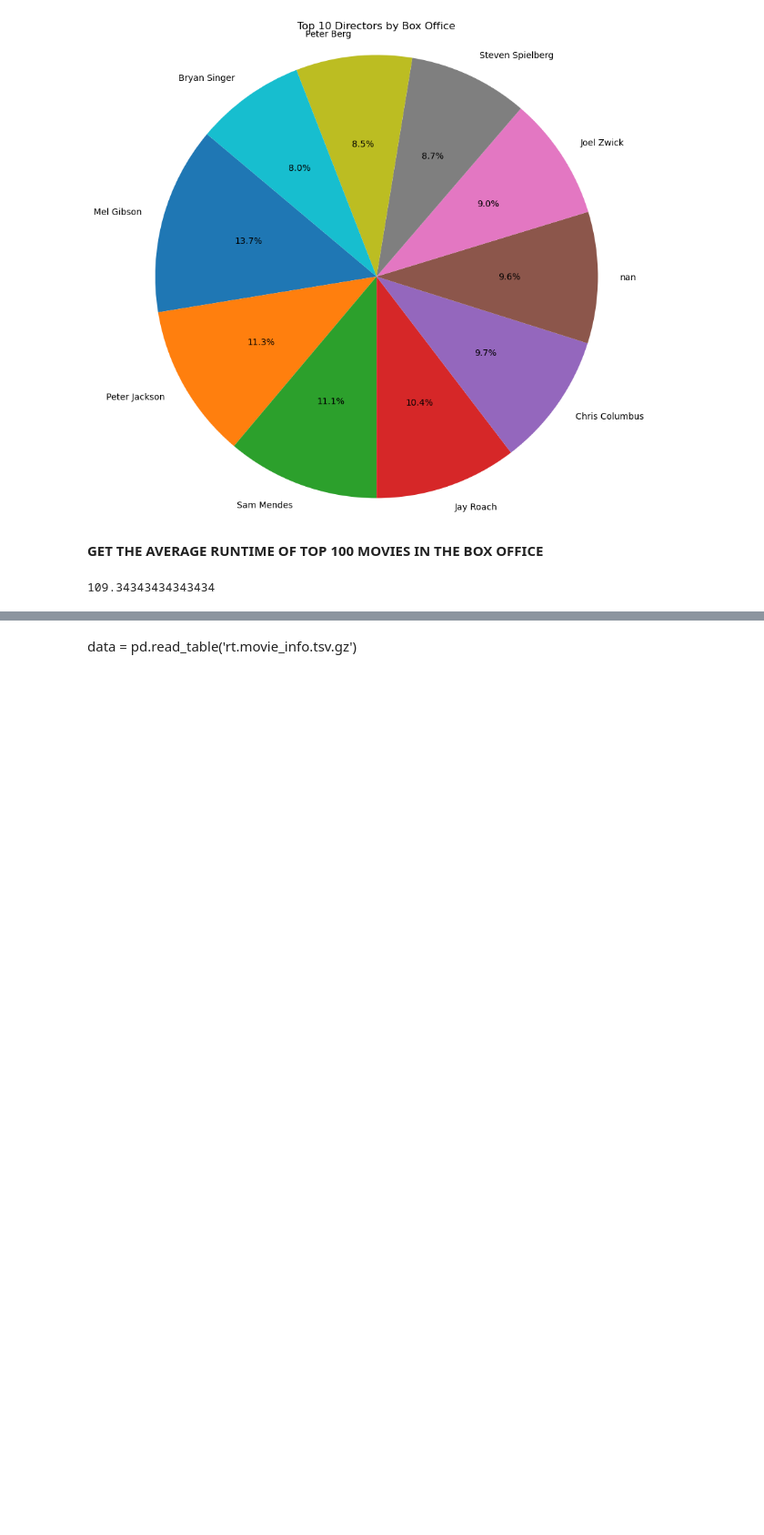
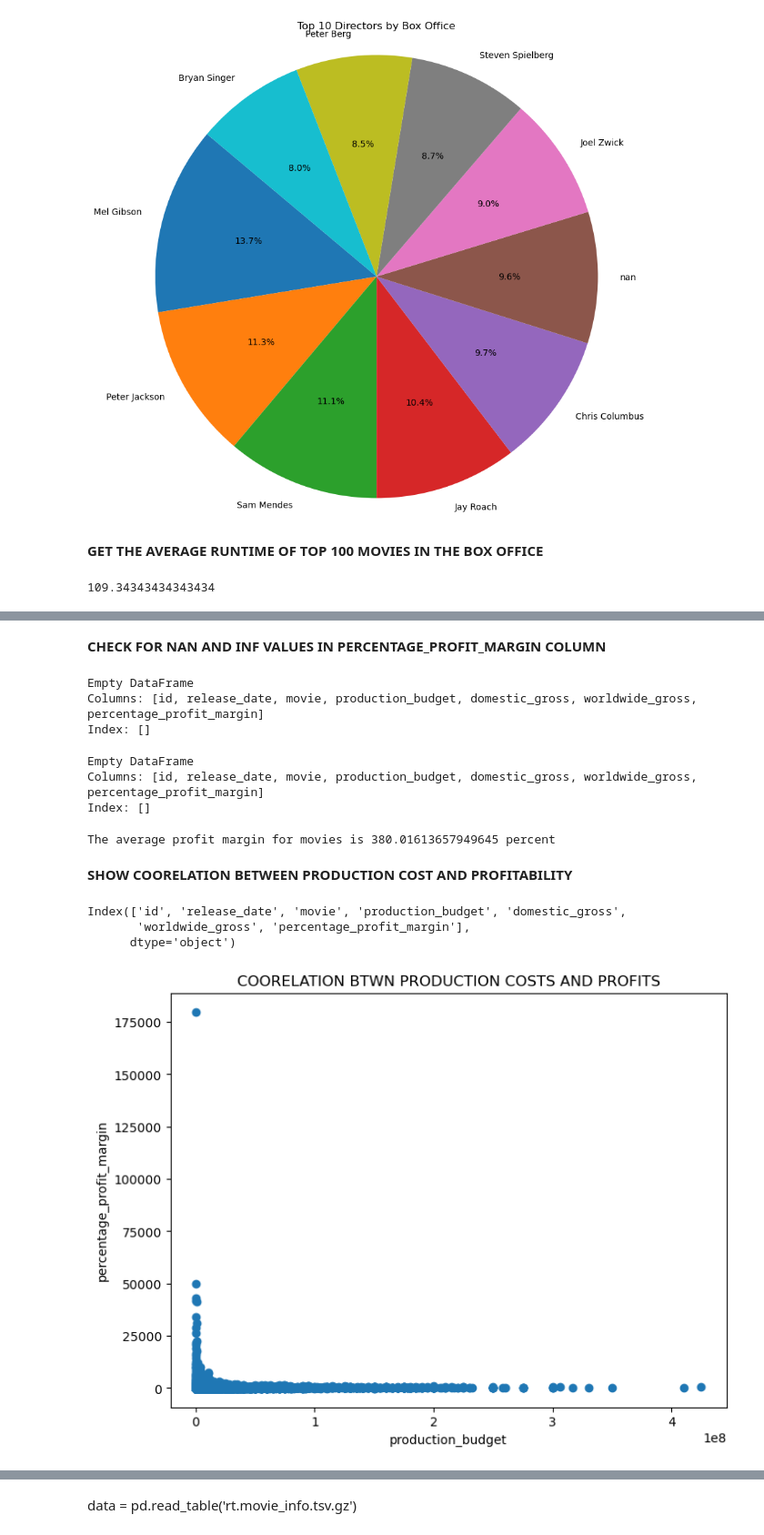
Before and after one commit to ISAACKW/PHASE1_PROJECT, a Jupyter notebook: index.ipynb, the cells around one changed output, grey strips where cells are left out. Shown at 91% size. Saved outputs shown, nothing was run; the diff lists cells and outputs as text; code cells hidden in the pictures; blank space fills up the shorter version.

```diff
--- a/index.ipynb
+++ b/index.ipynb
@@ -233,0 +290,2 @@ average_runtime
+# %%
+data = pd.read_csv('tn.movie_budgets.csv.gz')
@@ -233,0 +353,5 @@ average_runtime
+# %%
+df = pd.DataFrame(data)
+df['production_budget'] =  pd.to_numeric(df['production_budget'].str.replace(',', '').str.replace('$', ''))
+df['domestic_gross'] = pd.to_numeric(df['domestic_gross'].str.replace(',', '').str.replace('$', ''))
+df['worldwide_gross'] = pd.to_numeric(df['worldwide_gross'].str.replace(',', '').str.replace('$', ''))
@@ -233,0 +393,2 @@ average_runtime
+# %%
+df['percentage_profit_margin'] = ((df['worldwide_gross'] - df['production_budget']) / df['production_budget']) * 100
@@ -233,0 +410,41 @@ average_runtime
+# %% [markdown]
+**CHECK FOR NAN AND INF VALUES IN PERCENTAGE_PROFIT_MARGIN COLUMN**
+# %%
+nan_values = df['percentage_profit_margin'].isna()
+print(df[nan_values])
+# %% [output]
+Empty DataFrame
+Columns: [id, release_date, movie, production_budget, domestic_gross, worldwide_gross, percentage_profit_margin]
+Index: []
+# %%
+inf_values = df['percentage_profit_margin'] == np.inf
+print(df[inf_values])
+# %% [output]
+Empty DataFrame
+Columns: [id, release_date, movie, production_budget, domestic_gross, worldwide_gross, percentage_profit_margin]
+Index: []
+# %%
+average_profit = df['percentage_profit_margin'].mean()
+print("The average profit margin for movies is", average_profit ,"percent")
+# %% [output]
+The average profit margin for movies is 380.01613657949645 percent
+# %% [markdown]
+**SHOW COORELATION BETWEEN PRODUCTION COST AND PROFITABILITY**
+# %%
+df.columns
+# %% [output]
+Index(['id', 'release_date', 'movie', 'production_budget', 'domestic_gross',
+       'worldwide_gross', 'percentage_profit_margin'],
+      dtype='object')
+# %%
+x = df['production_budget']
+y = df['percentage_profit_margin']
+
+plt.figure(figsize=(8, 6))
+plt.scatter(x, y, alpha=1)
+plt.xlabel('production_budget')
+plt.ylabel('percentage_profit_margin')
+plt.title('COORELATION BTWN PRODUCTION COSTS AND PROFITS')
+plt.show()
+# %% [output]
+[figure, added]
```
Also changed, not shown: parts of 60 cells of this notebook.
